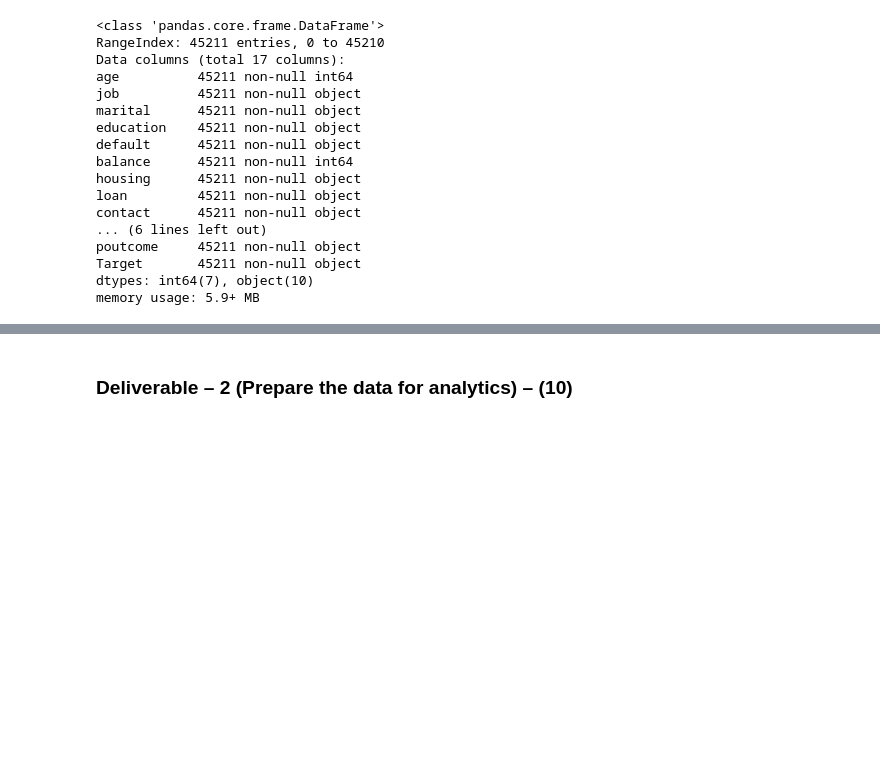
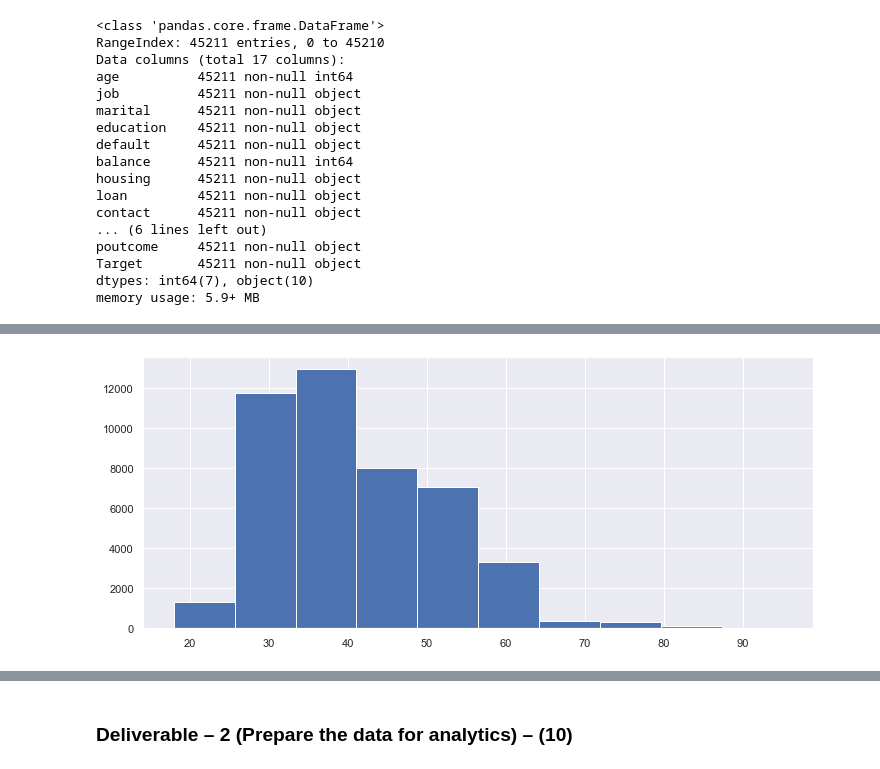
Before and after one commit to GreatLearningAIML1/gl-pgp-aiml-uta-intl-mar20-olabodejames, a Jupyter notebook: Ensemble Learning - Project/Ensemble Learning Project - Olabode James - Solution.ipynb, the cells around one changed output, grey strips where cells are left out. Saved outputs shown, nothing was run; the diff lists cells and outputs as text; code cells hidden in the pictures; blank space fills up the shorter version.

```diff
--- a/Ensemble Learning - Project/Ensemble Learning Project - Olabode James - Solution.ipynb
+++ b/Ensemble Learning - Project/Ensemble Learning Project - Olabode James - Solution.ipynb
@@ -79,0 +269,6 @@ memory usage: 5.9+ MB
+# %%
+#bankData['education'].replace({"unknown": bankData.education.mode()}, inplace=True)
+
+mode = bankData['education'].mode()
+bankData.loc[bankData.education == 'unknown', 'education'] = mode[0]
+mode
@@ -79,0 +309,2 @@ memory usage: 5.9+ MB
+# %%
+bankData['education'].fillna(bankData['education'].mode()[0], inplace=True)
@@ -79,0 +385,19 @@ memory usage: 5.9+ MB
+# %%
+ageAnalysis = bankData['age']
+jobAnalysis = bankData['job']
+maritalAnalysis = bankData['marital']
+eduAnalysis = bankData['education']
+defaulterAnalysis = bankData['default']
+housingAnalysis = bankData['housing']
+loanAnalysis = bankData['loan']
+contactAnalysis = bankData['contact']
+poutAnalysis = bankData['poutcome']
+durationAnalysis = bankData['duration']
+campaignAnalysis = bankData['campaign']
+targetAnalysis = bankData['Target']
+# %%
+#Checking age Distribution For our bank's current depositors dataset
+plt.figure(figsize=(12,5))
+plt.hist(ageAnalysis);
+# %% [output]
+[figure, added]
```
Also changed, not shown: parts of 162 cells of this notebook, 2 other files.
